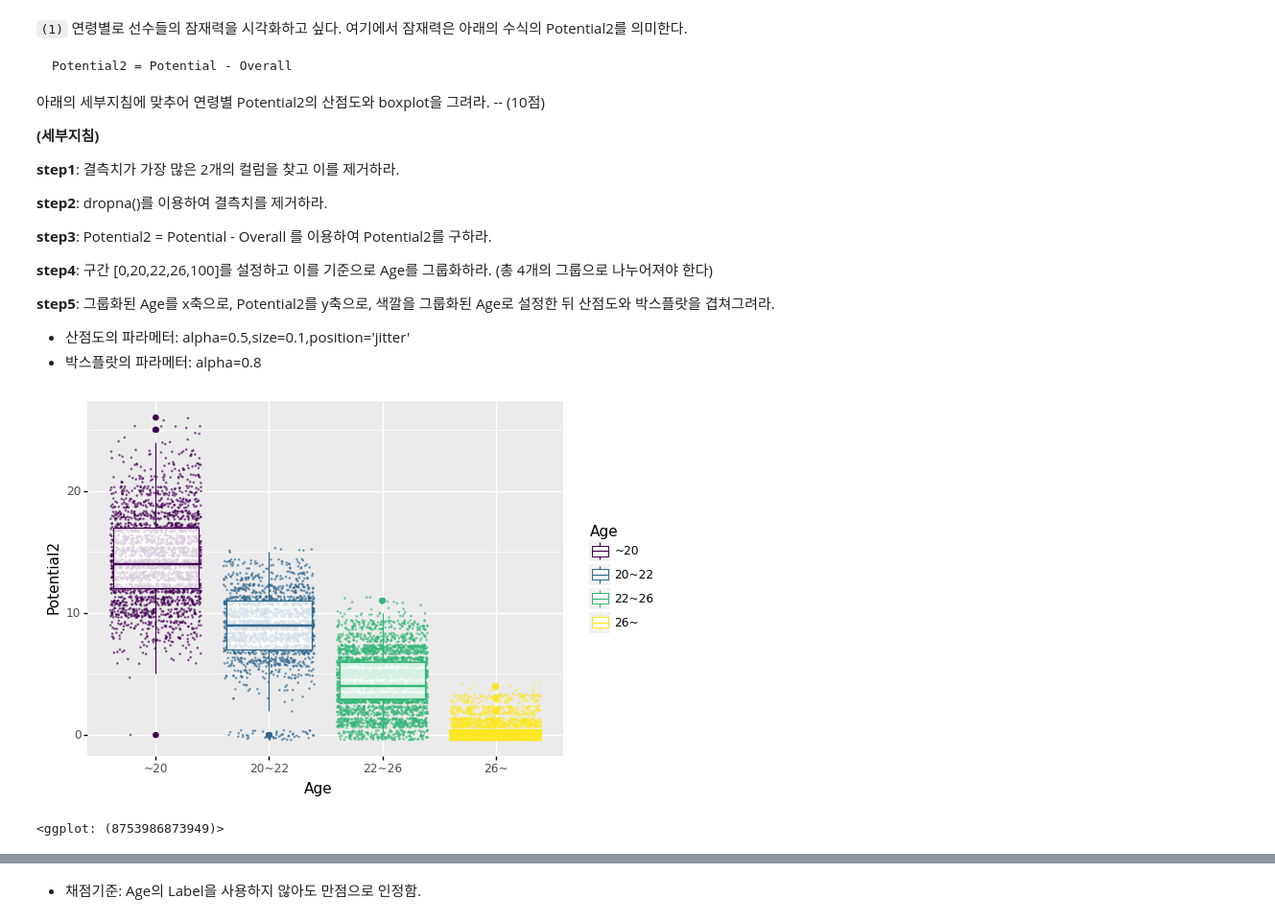
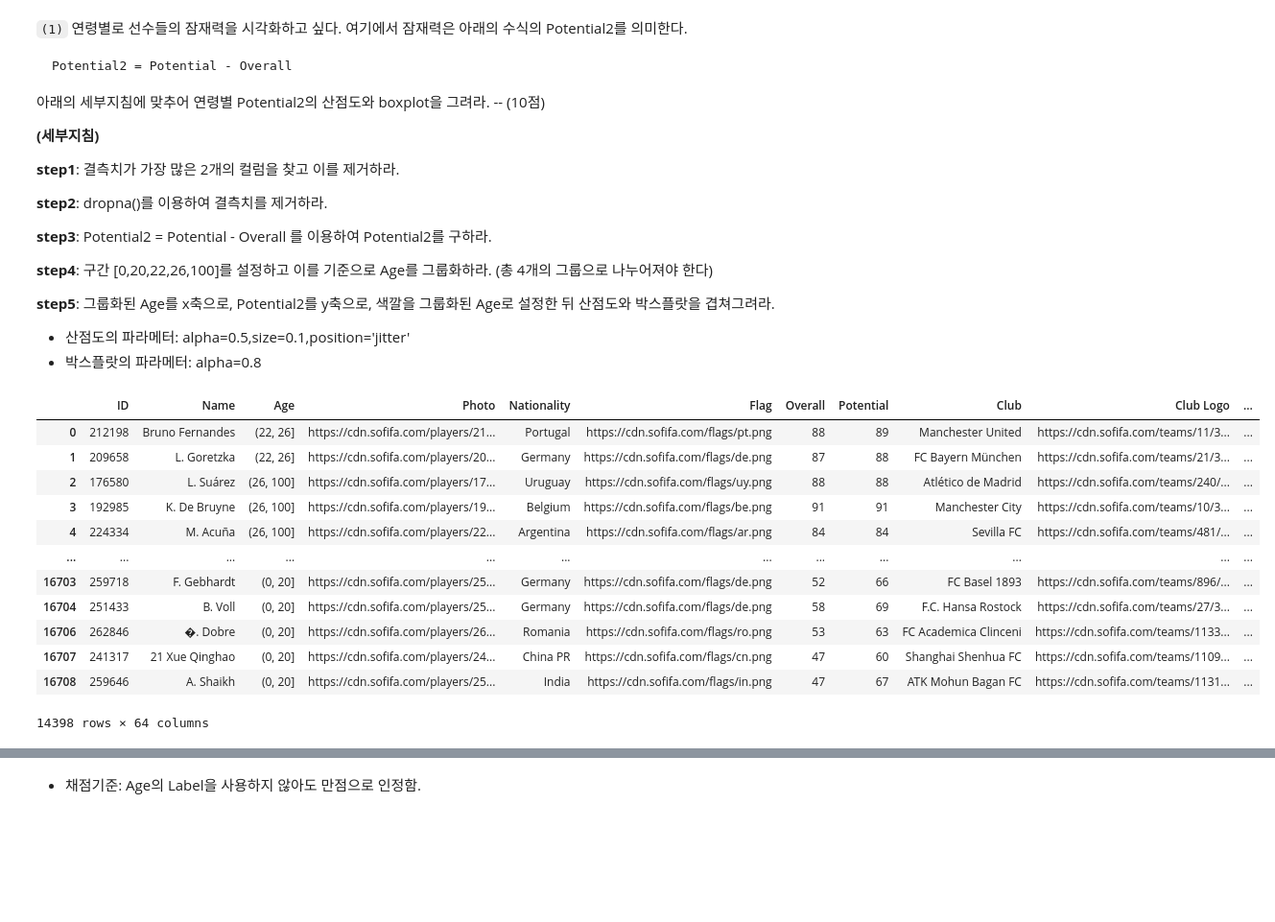
Before and after one commit to guebin/DV2022_backup, a Jupyter notebook: _notebooks/2022-10-30-데이터시각화2022-중간고사.ipynb, the cells around one changed output, grey strips where cells are left out. Shown: that part at 96% size. Drawn from its saved outputs; the diff is of its cells as text; code cells hidden in the pictures; blank space fills up the shorter version.

```diff
--- a/_notebooks/2022-10-30-데이터시각화2022-중간고사.ipynb
+++ b/_notebooks/2022-10-30-데이터시각화2022-중간고사.ipynb
@@ -166,8 +206,21 @@ Potential2 = Potential - Overall
 - 산점도의 파라메터: alpha=0.5,size=0.1,position='jitter'
 - 박스플랏의 파라메터: alpha=0.8
 # %%
-#
-# 시각화예시
+data1= df.drop(columns=['Loaned From', 'Marking']).dropna()\
+.eval('Potential2 = Potential- Overall')\
+.assign(Age = lambda df: pd.cut(df['Age'],[0,20,22,26,100]))
+data1
 # %% [output]
-[figure, removed]
+|  | ID | Name | Age | Photo | Nationality | Flag | Overall | Potential | Club | Club Logo | ... |
+| 0 | 212198 | Bruno Fernandes | (22, 26] | https://cdn.sofifa.com/players/21... | Portugal | https://cdn.sofifa.com/flags/pt.png | 88 | 89 | Manchester United | https://cdn.sofifa.com/teams/11/3... | ... |
+| 1 | 209658 | L. Goretzka | (22, 26] | https://cdn.sofifa.com/players/20... | Germany | https://cdn.sofifa.com/flags/de.png | 87 | 88 | FC Bayern München | https://cdn.sofifa.com/teams/21/3... | ... |
+| 2 | 176580 | L. Suárez | (26, 100] | https://cdn.sofifa.com/players/17... | Uruguay | https://cdn.sofifa.com/flags/uy.png | 88 | 88 | Atlético de Madrid | https://cdn.sofifa.com/teams/240/... | ... |
+| 3 | 192985 | K. De Bruyne | (26, 100] | https://cdn.sofifa.com/players/19... | Belgium | https://cdn.sofifa.com/flags/be.png | 91 | 91 | Manchester City | https://cdn.sofifa.com/teams/10/3... | ... |
+| 4 | 224334 | M. Acuña | (26, 100] | https://cdn.sofifa.com/players/22... | Argentina | https://cdn.sofifa.com/flags/ar.png | 84 | 84 | Sevilla FC | https://cdn.sofifa.com/teams/481/... | ... |
+| ... | ... | ... | ... | ... | ... | ... | ... | ... | ... | ... | ... |
+| 16703 | 259718 | F. Gebhardt | (0, 20] | https://cdn.sofifa.com/players/25... | Germany | https://cdn.sofifa.com/flags/de.png | 52 | 66 | FC Basel 1893 | https://cdn.sofifa.com/teams/896/... | ... |
+| 16704 | 251433 | B. Voll | (0, 20] | https://cdn.sofifa.com/players/25... | Germany | https://cdn.sofifa.com/flags/de.png | 58 | 69 | F.C. Hansa Rostock | https://cdn.sofifa.com/teams/27/3... | ... |
+| 16706 | 262846 | �. Dobre | (0, 20] | https://cdn.sofifa.com/players/26... | Romania | https://cdn.sofifa.com/flags/ro.png | 53 | 63 | FC Academica Clinceni | https://cdn.sofifa.com/teams/1133... | ... |
+| 16707 | 241317 | 21 Xue Qinghao | (0, 20] | https://cdn.sofifa.com/players/24... | China PR | https://cdn.sofifa.com/flags/cn.png | 47 | 60 | Shanghai Shenhua FC | https://cdn.sofifa.com/teams/1109... | ... |
+| 16708 | 259646 | A. Shaikh | (0, 20] | https://cdn.sofifa.com/players/25... | India | https://cdn.sofifa.com/flags/in.png | 47 | 67 | ATK Mohun Bagan FC | https://cdn.sofifa.com/teams/1131... | ... |
-<ggplot: (8753986873949)>
+14398 rows × 64 columns
```
Also changed, not shown: parts of 35 cells of this notebook.
